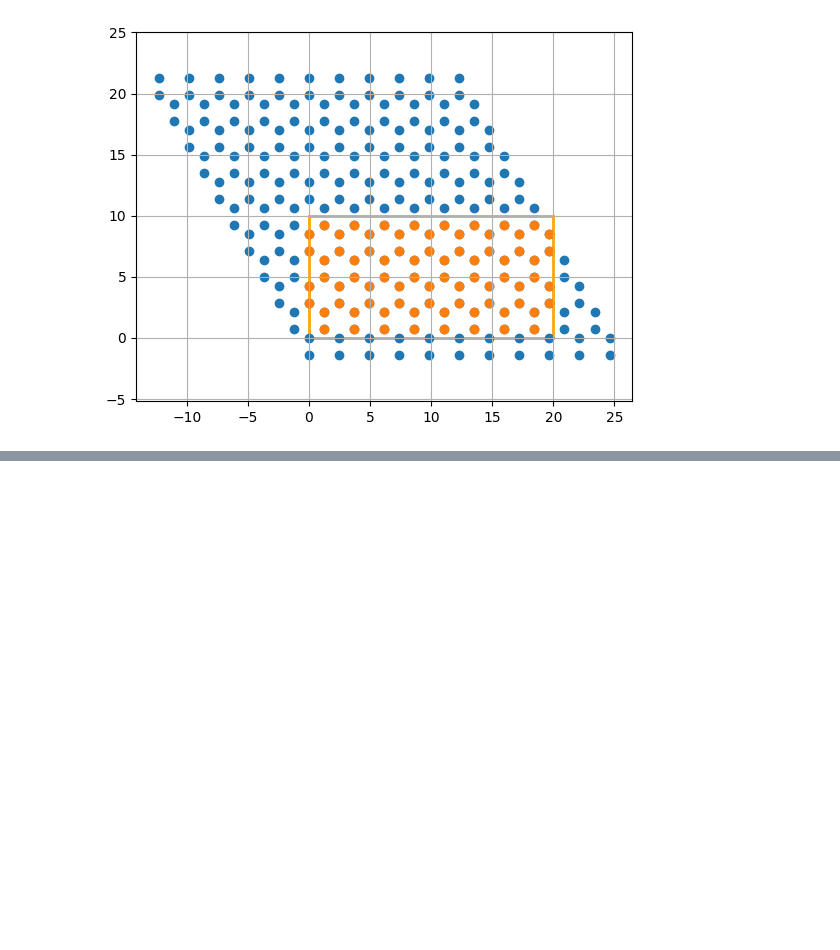
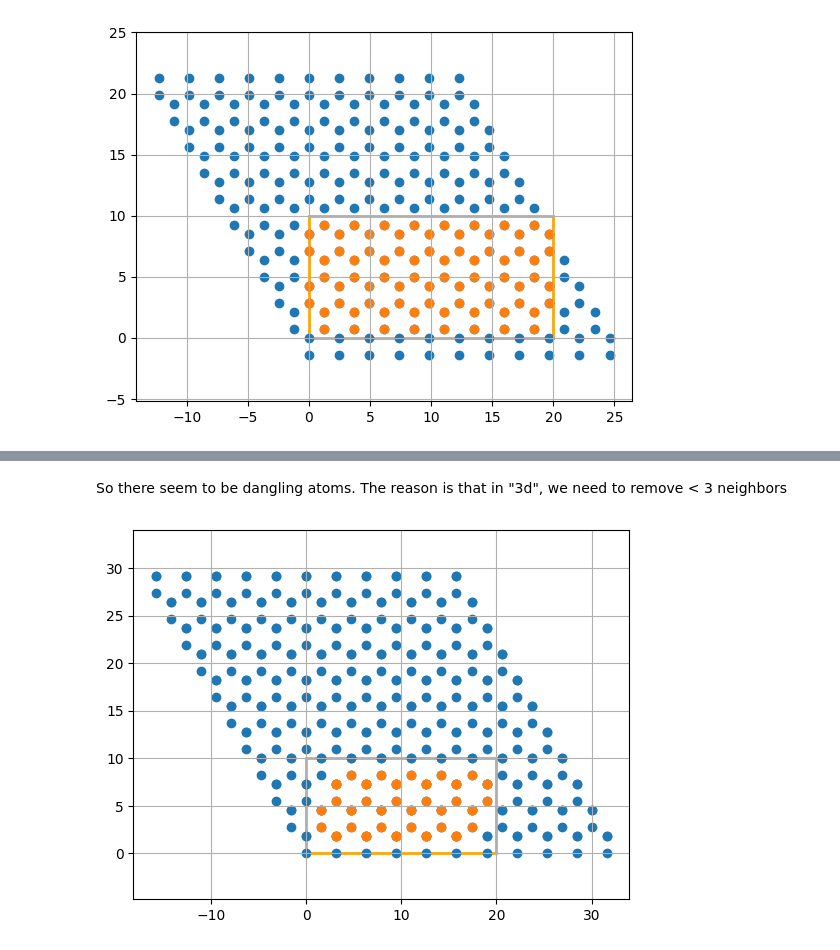
Before and after one commit to GRANADlauncher/granad, a Jupyter notebook: tutorials/f_cutting.ipynb, the cells around one changed output, grey strips where cells are left out. Saved outputs shown, nothing was run; the diff lists cells and outputs as text; code cells hidden in the pictures; blank space fills up the shorter version.

```diff
--- a/tutorials/f_cutting.ipynb
+++ b/tutorials/f_cutting.ipynb
@@ -154,0 +165,8 @@ flake = graphene.cut_flake( Rectangle(10,10), plot = True, minimum_neighbor_numb
+# %% [markdown]
+So there seem to be dangling atoms. The reason is that in "3d", we need to remove < 3 neighbors
+# %%
+from granad import MaterialCatalog, Rectangle
+mos2 = MaterialCatalog.get("MoS2")
+flake = mos2.cut_flake( Rectangle(10,10), plot = True, minimum_neighbor_number = 3 )
+# %% [output]
+[figure, added]
```
Also changed, not shown: parts of 5 cells of this notebook, 41 other files.
